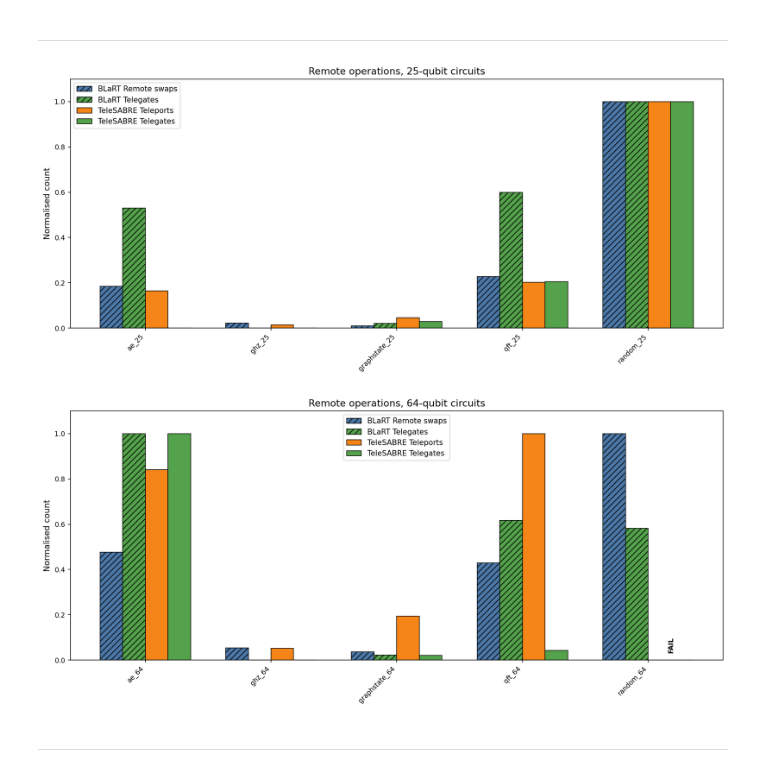
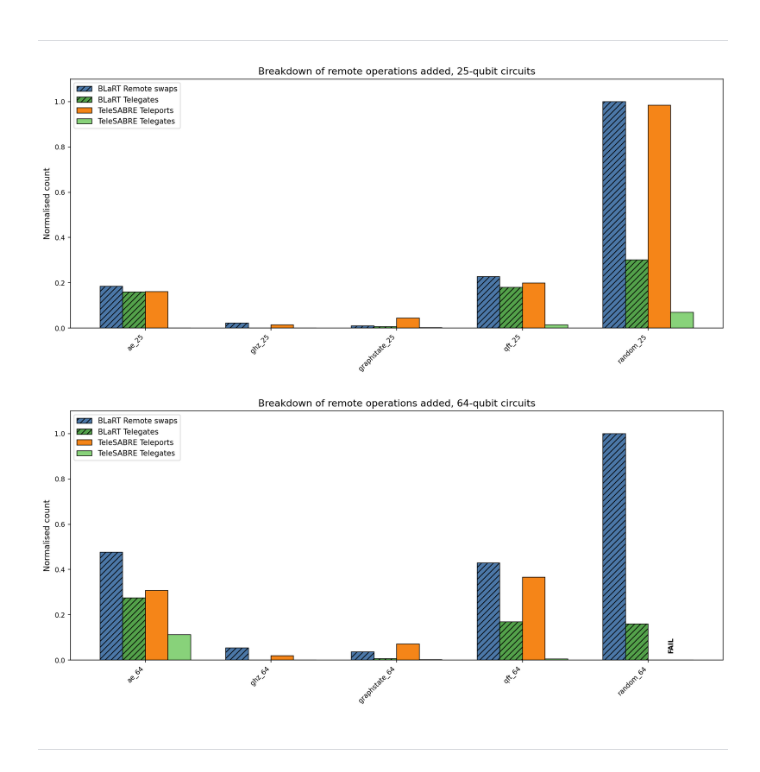
Before and after one commit to sibishan/blartsabre, a Jupyter notebook: benchmarks/telesabre/results/analysis.ipynb, the cells around one changed output. Drawn from its saved outputs; the diff is of its cells as text; code cells hidden in the pictures.

```diff
--- a/benchmarks/telesabre/results/analysis.ipynb
+++ b/benchmarks/telesabre/results/analysis.ipynb
@@ -467,71 +468,72 @@ def plot_normalised_ops_for_qubits(target_qubits):
     c_tg = tc_telegates[idx].astype(float).copy()
     c_fail_local = tc_fail[idx]
 
-    # Normalise separately within this qubit group
-    b_rs_norm = normalise(b_rs)
-    b_tg_norm = normalise(b_tg)
-    c_tp_norm = normalise(c_tp, fail_mask=c_fail_local)
-    c_tg_norm = normalise(c_tg, fail_mask=c_fail_local)
+    # Mask failed C runs
+    c_tp_masked = c_tp.copy()
+    c_tg_masked = c_tg.copy()
+    c_tp_masked[c_fail_local] = np.nan
+    c_tg_masked[c_fail_local] = np.nan
+
+    # Single common scale across all four series
+    common_scale = np.nanmax(np.concatenate([
+        b_rs, b_tg,
+        c_tp_masked[~np.isnan(c_tp_masked)] if np.any(~np.isnan(c_tp_masked)) else [0],
+        c_tg_masked[~np.isnan(c_tg_masked)] if np.any(~np.isnan(c_tg_masked)) else [0],
+    ]))
+    if np.isnan(common_scale) or common_scale == 0:
+        common_scale = 1.0
+
+    b_rs_norm = b_rs / common_scale
+    b_tg_norm = b_tg / common_scale
+    c_tp_norm = c_tp / common_scale
+    c_tg_norm = c_tg / common_scale
+    c_tp_norm[c_fail_local] = 0.0
+    c_tg_norm[c_fail_local] = 0.0
 
     fig, ax = plt.subplots(figsize=(13, 6))
 
-    # BLaRTSABRE with pattern
     ax.bar(
         x - 1.5 * width, b_rs_norm, width,
         label="BLaRT Remote swaps",
-        color="#4C78A8",
-        hatch="///",
-        edgecolor="black",
-        linewidth=0.8
+        color="#4C78A8", hatch="///", edgecolor="black", linewidth=0.8
     )
     ax.bar(
         x - 0.5 * width, b_tg_norm, width,
         label="BLaRT Telegates",
-        color="#54A24B",
-        hatch="///",
-        edgecolor="black",
-        linewidth=0.8
+        color="#54A24B", hatch="///", edgecolor="black", linewidth=0.8
+    )
+    ax.bar(
+        x + 0.5 * width, c_tp_norm, width,
+        label="TeleSABRE Teleports",
+        color="#F58518", edgecolor="black", linewidth=0.8
+    )
+    ax.bar(
+        x + 1.5 * width, c_tg_norm, width,
+        label="TeleSABRE Telegates",
+        color="#88D27A", edgecolor="black", linewidth=0.8
     )
 
-    # TeleSABRE without pattern
-    ax.bar(
-        x + 0.5 * width, np.nan_to_num(c_tp_norm, nan=0.0), width,
-        label="TeleSABRE Teleports",
-        color="#F58518",
-        edgecolor="black",
-        linewidth=0.8
-    )
-    ax.bar(
-        x + 1.5 * width, np.nan_to_num(c_tg_norm, nan=0.0), width,
-        label="TeleSABRE Telegates",
-        color="#54A24B",
-        edgecolor="black",
-        linewidth=0.8
-    )
-
-    # Mark failed C runs
     for j, i in enumerate(idx):
         if tc_fail[i]:
             ax.text(
                 x[j] + width, 0.03, "FAIL",
                 rotation=90, ha="center", va="bottom",
                 fontsize=9, fontweight="bold"
             )
 
     ax.set_xticks(x)
     ax.set_xticklabels(labels, rotation=45, ha="right")
     ax.set_ylim(0, 1.1)
     ax.set_ylabel("Normalised count")
-    ax.set_title(f"Remote operations, {target_qubits}-qubit circuits")
+    ax.set_title(f"Breakdown of remote operations added, {target_qubits}-qubit circuits")
     ax.legend()
     plt.tight_layout()
     plt.show()
 
-# Draw the two separate charts
 plot_normalised_ops_for_qubits(25)
 plot_normalised_ops_for_qubits(64)
 # %% [output]
-[figure, old version]
+[figure, new version]
-[figure, old version]
+[figure, new version]
 # %% [markdown]
 ---
```
Also changed, not shown: parts of 9 cells of this notebook.
